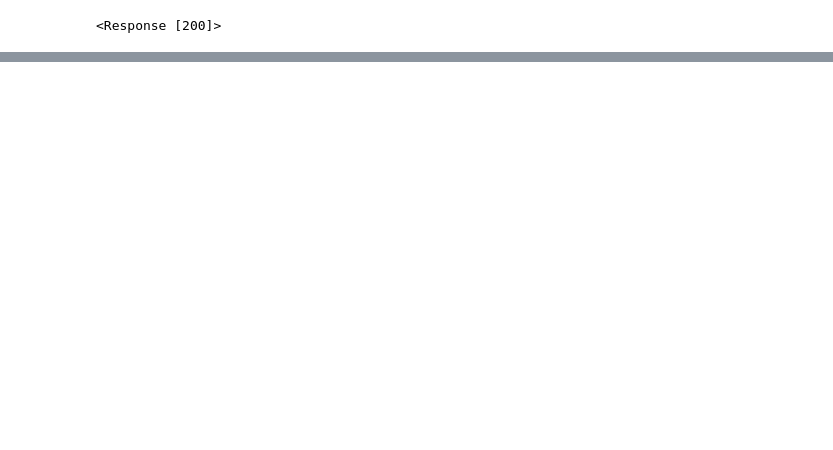
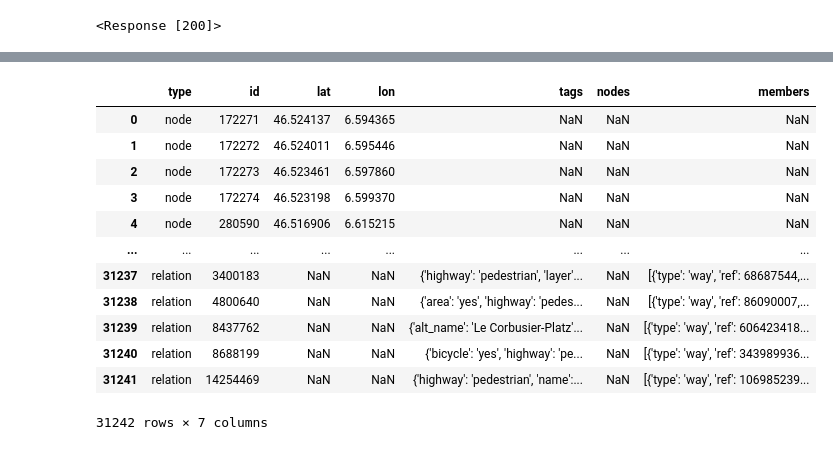
Before and after one commit to CaptainInler/cassda-zertifikatsarbeit, a Jupyter notebook: Evaluation/verification.ipynb, the cells around one changed output, grey strips where cells are left out. Saved outputs shown, nothing was run; the diff lists cells and outputs as text; code cells hidden in the pictures; blank space fills up the shorter version.

```diff
--- a/Evaluation/verification.ipynb
+++ b/Evaluation/verification.ipynb
@@ -63,5 +52,19 @@ data
   ...]}
 # %%
-import pandas as pd
 dfp = pd.DataFrame(data["elements"])
+dfp
+# %% [output]
+|  | type | id | lat | lon | tags | nodes | members |
+| 0 | node | 172271 | 46.524137 | 6.594365 | NaN | NaN | NaN |
+| 1 | node | 172272 | 46.524011 | 6.595446 | NaN | NaN | NaN |
+| 2 | node | 172273 | 46.523461 | 6.597860 | NaN | NaN | NaN |
+| 3 | node | 172274 | 46.523198 | 6.599370 | NaN | NaN | NaN |
+| 4 | node | 280590 | 46.516906 | 6.615215 | NaN | NaN | NaN |
+| ... | ... | ... | ... | ... | ... | ... | ... |
+| 31237 | relation | 3400183 | NaN | NaN | {'highway': 'pedestrian', 'layer'... | NaN | [{'type': 'way', 'ref': 68687544,... |
+| 31238 | relation | 4800640 | NaN | NaN | {'area': 'yes', 'highway': 'pedes... | NaN | [{'type': 'way', 'ref': 86090007,... |
+| 31239 | relation | 8437762 | NaN | NaN | {'alt_name': 'Le Corbusier-Platz'... | NaN | [{'type': 'way', 'ref': 606423418... |
+| 31240 | relation | 8688199 | NaN | NaN | {'bicycle': 'yes', 'highway': 'pe... | NaN | [{'type': 'way', 'ref': 343989936... |
+| 31241 | relation | 14254469 | NaN | NaN | {'highway': 'pedestrian', 'name':... | NaN | [{'type': 'way', 'ref': 106985239... |
+31242 rows × 7 columns
 # %%
```
Also changed, not shown: parts of 28 cells of this notebook, 2 other files.
